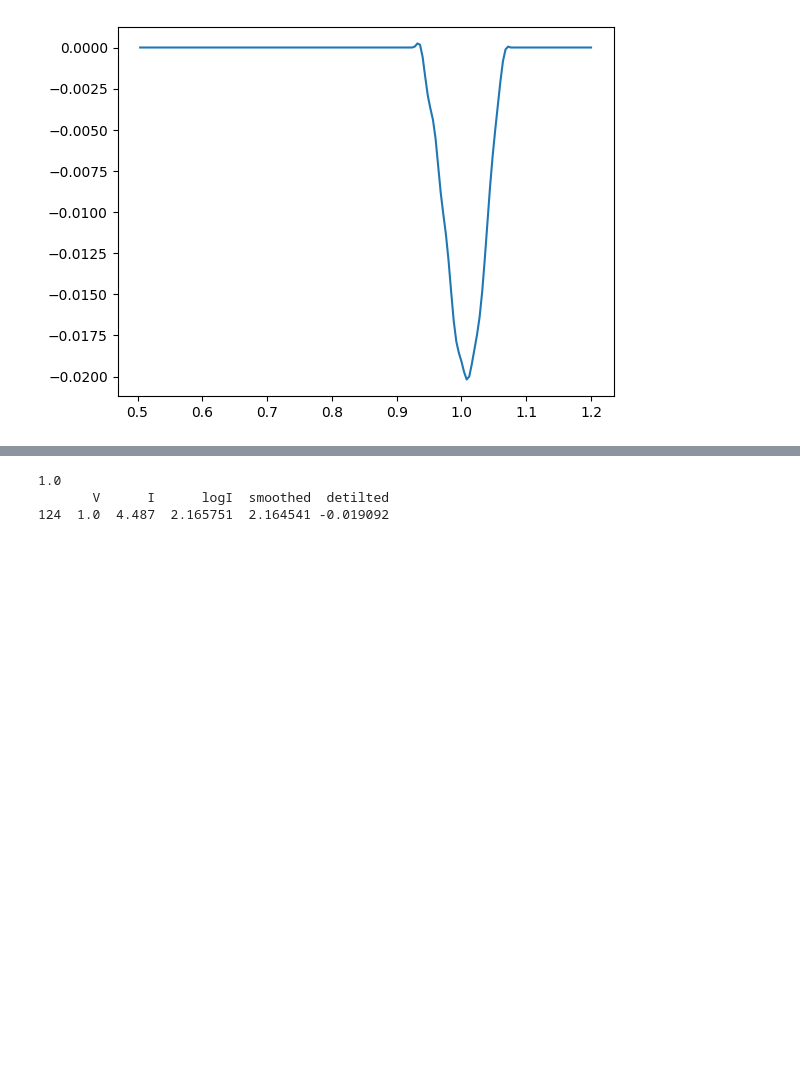
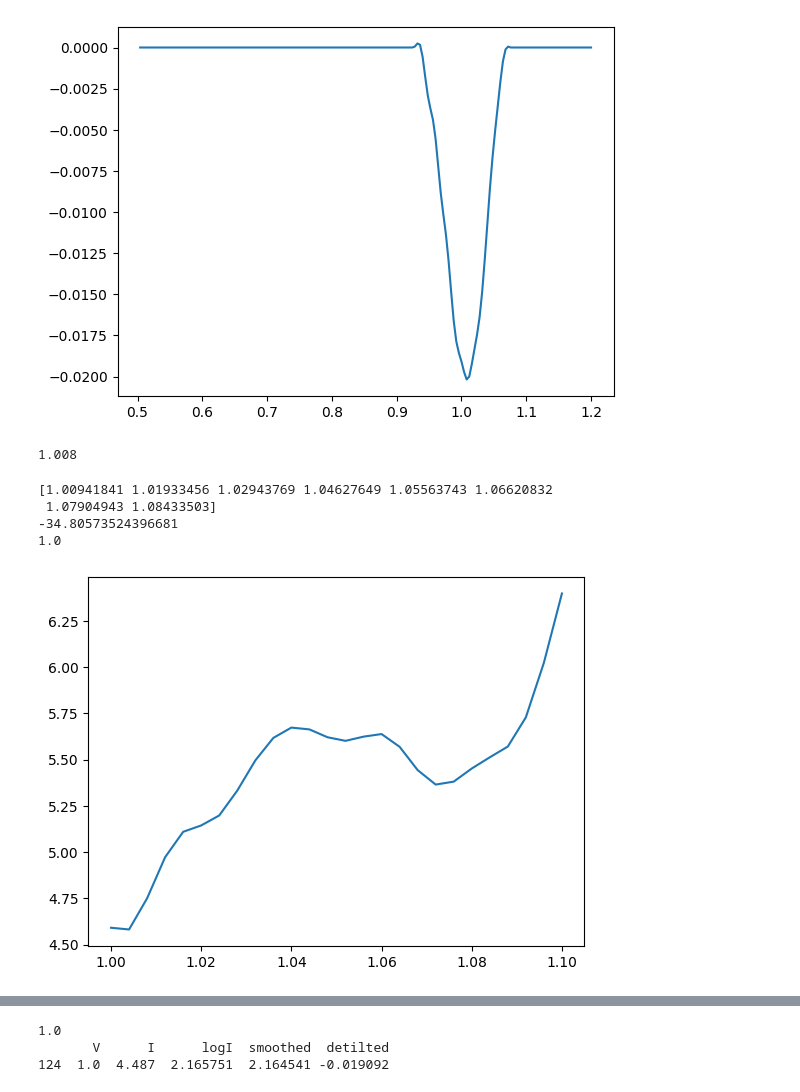
Before and after one commit to ramseylab/vgramreg, a Jupyter notebook: notebooks/Analyze_Detilted_signal.ipynb, the cells around one changed output, grey strips where cells are left out. Drawn from its saved outputs; the diff is of its cells as text; code cells hidden in the pictures; blank space fills up the shorter version.

Commit message:
Add code(Analyze_Detilted_signal.ipynb) to analyze peak curvature in the smoothed log transformed I in more detail

```diff
--- a/notebooks/Analyze_Detilted_signal.ipynb
+++ b/notebooks/Analyze_Detilted_signal.ipynb
@@ -147,2 +198,79 @@ Inside Fun 0.0002446317527846631
+# %%
+vstart = 1
+vend   = 1.1
+v    = vg_df['V']
+lisd = vg_df['smoothed']
+
+v_in = numpy.logical_and(v >= vstart, v <= vend)
+
+peak_curvature, peak_curvature_idx = calculate_peak_curvature(v[v_in], lisd[v_in])
+v_peak = v[v_in].iloc[[peak_curvature_idx]].to_list()[0]
+print(v_peak)
+# %% [output]
+1.008
+# %%
+vstart = 1
+vend   = 1.1
+v    = vg_df['V']
+lisd = vg_df['smoothed']
+
+v_in = numpy.logical_and(v >= vstart, v <= vend)
+
+spline_model = scipy.interpolate.UnivariateSpline(v[v_in],
+                                                          lisd[v_in],
+                                                          s=0,
+                                                          k=4)
+
+v_peak = None
+# we are looking for a local minimum of the third derivative between
+# vstart and vend
+spl_mdl_dd      = spline_model.derivative(n=1)
+spl_mdl_d_pred  = spl_mdl_dd(v[v_in])
+
+plt.plot(v[v_in], spl_mdl_d_pred)
+
+spl_mdl_dd      = spline_model.derivative(n=2)
+spl_mdl_dd_pred = spl_mdl_dd(v[v_in])
+
+
+# plt.plot(v[v_in], spl_mdl_dd_pred, c='blue')
+
+spl_mdl_ddd      = spline_model.derivative(n=3)
+spl_mdl_ddd_pred = spl_mdl_ddd(v[v_in])
+spl_mdl_ddd_b    = scipy.interpolate.splrep(v[v_in],
+                                          spl_mdl_ddd_pred)
+
+
+
+spl_mdl_ddd_ppoly = scipy.interpolate.PPoly.from_spline(spl_mdl_ddd_b)
+roots_ddd         = spl_mdl_ddd_ppoly.roots(extrapolate=False)
+
+print(roots_ddd)
+
+if len(roots_ddd) == 1:
+    v_peak = float(roots_ddd[0])
+
+elif len(roots_ddd) > 1:
+    minsecond = min(spl_mdl_dd_pred)
+    print(minsecond)
+    idx = (numpy.abs(spl_mdl_dd_pred - minsecond)).argmin()
+    vin = list(v[v_in])
+    v_peak = vin[idx]
+
+else:
+    minsecond = min(spl_mdl_dd_pred)
+    idx = (numpy.abs(spl_mdl_dd_pred - minsecond)).argmin()
+    vin = list(v[v_in])
+    v_peak = vin[idx]
+    print("WARNING: no roots found")
+
+
+print(v_peak)
+# %% [output]
+[1.00941841 1.01933456 1.02943769 1.04627649 1.05563743 1.06620832
+ 1.07904943 1.08433503]
+-34.80573524396681
+1.0
+[figure, added]
 # %%
 # stiffness       = 0
```
Also changed, not shown: parts of 20 cells of this notebook.
